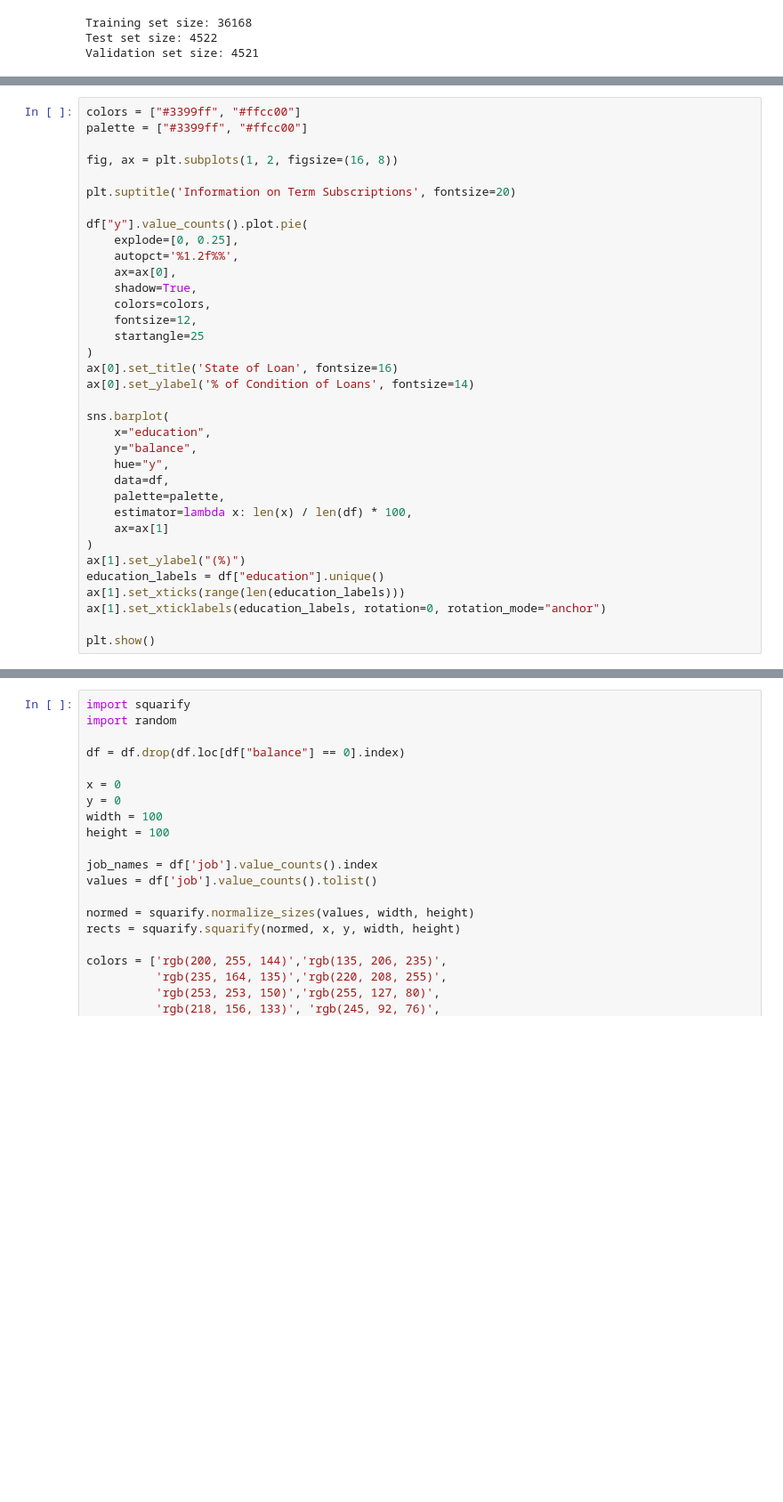
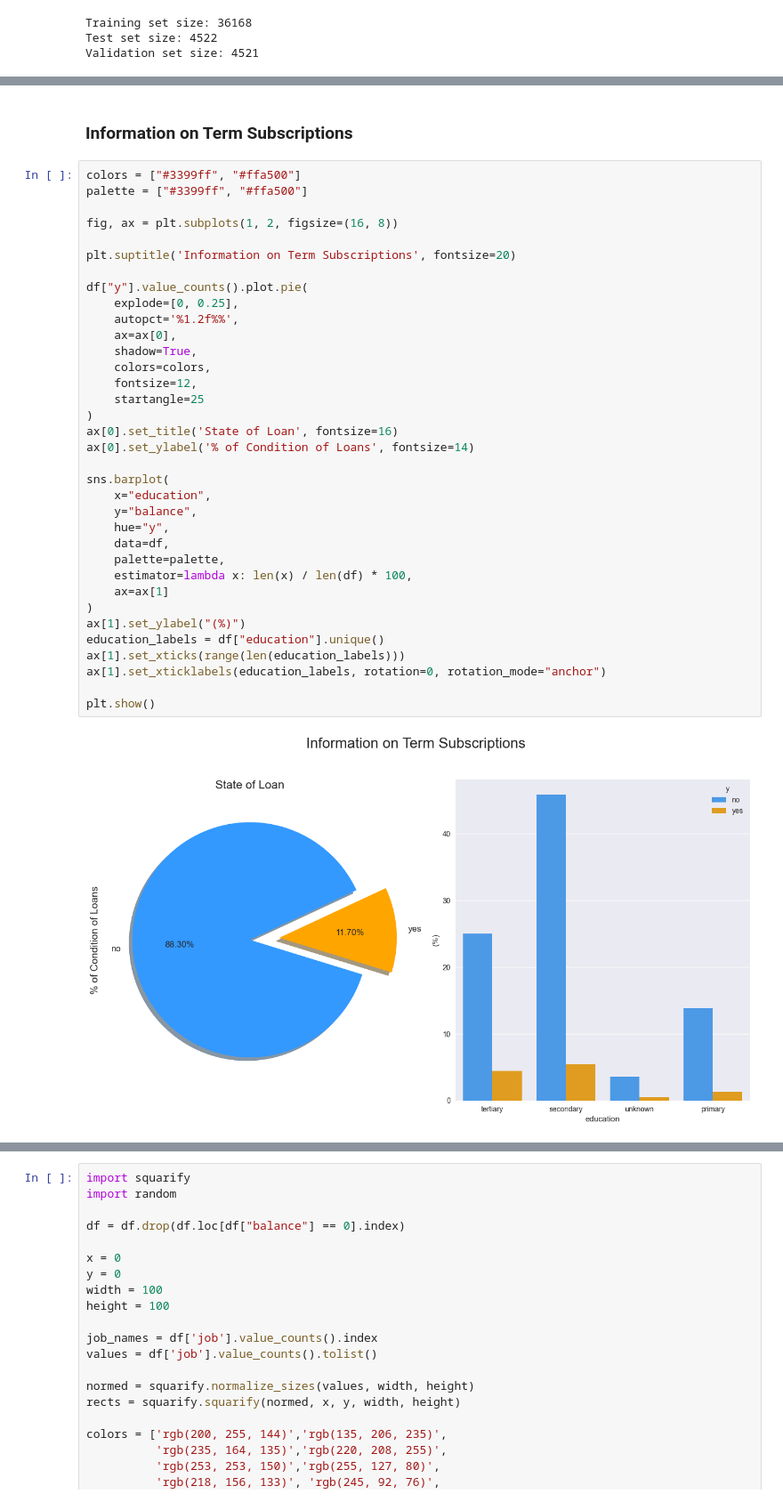
Before and after one commit to ZasaQ/A-neural-model-of-a-banking-customer, a Jupyter notebook: KrzywdaKubowicz.ipynb, the cells around one changed output, grey strips where cells are left out. Shown at 89% size. Cells and saved outputs as stored; diff of their text form; blank space fills up the shorter version.

```diff
--- a/KrzywdaKubowicz.ipynb
+++ b/KrzywdaKubowicz.ipynb
@@ -99,35 +99,39 @@ Validation set size: 4521
+# %% [markdown]
+### Information on Term Subscriptions
 # %%
-colors = ["#3399ff", "#ffcc00"]
-palette = ["#3399ff", "#ffcc00"]
+colors = ["#3399ff", "#ffa500"]
+palette = ["#3399ff", "#ffa500"]
 
 fig, ax = plt.subplots(1, 2, figsize=(16, 8))
 
 plt.suptitle('Information on Term Subscriptions', fontsize=20)
 
 df["y"].value_counts().plot.pie(
     explode=[0, 0.25],
     autopct='%1.2f%%',
     ax=ax[0],
     shadow=True,
     colors=colors,
     fontsize=12,
     startangle=25
 )
 ax[0].set_title('State of Loan', fontsize=16)
 ax[0].set_ylabel('% of Condition of Loans', fontsize=14)
 
 sns.barplot(
     x="education",
     y="balance",
     hue="y",
     data=df,
     palette=palette,
     estimator=lambda x: len(x) / len(df) * 100,
     ax=ax[1]
 )
 ax[1].set_ylabel("(%)")
 education_labels = df["education"].unique()
 ax[1].set_xticks(range(len(education_labels)))
 ax[1].set_xticklabels(education_labels, rotation=0, rotation_mode="anchor")
 
 plt.show()
+# %% [output]
+[figure, added]
```
Also changed, not shown: parts of 11 cells of this notebook.
